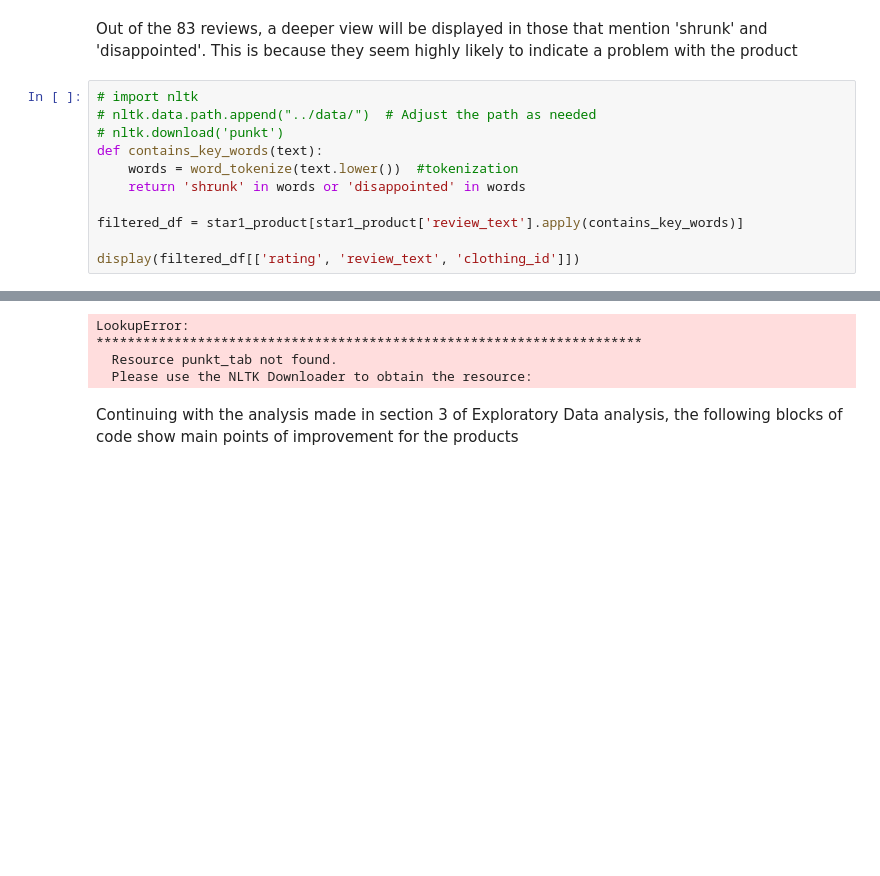
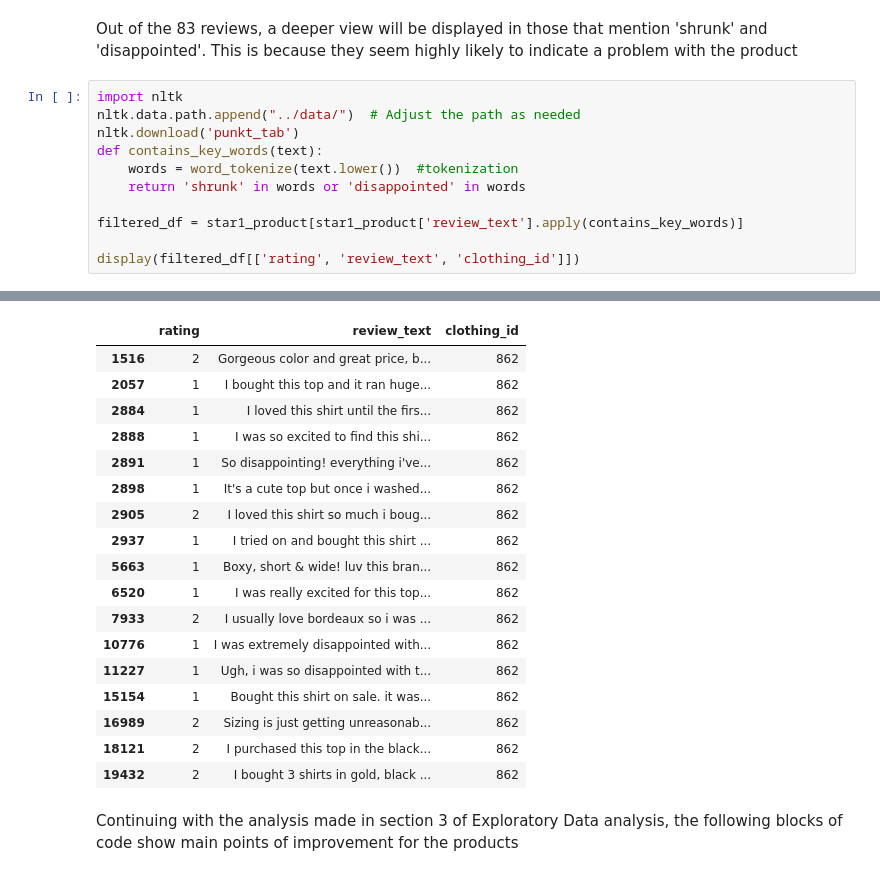
Before and after one commit to aalwadi/Final_Project, a Jupyter notebook: notebooks/EDA.ipynb, the cells around one changed output, grey strips where cells are left out. Saved outputs shown, nothing was run; the diff lists cells and outputs as text; blank space fills up the shorter version.

```diff
--- a/notebooks/EDA.ipynb
+++ b/notebooks/EDA.ipynb
@@ -1068,9 +1068,9 @@ sorted_word_freq
 # %% [markdown]
 Out of the 83 reviews, a deeper view will be displayed in those that mention 'shrunk' and 'disappointed'. This is because they seem highly likely to indicate a problem with the product
 # %%
-# import nltk
-# nltk.data.path.append("../data/")  # Adjust the path as needed
-# nltk.download('punkt')
+import nltk
+nltk.data.path.append("../data/")  # Adjust the path as needed
+nltk.download('punkt_tab')
 def contains_key_words(text):
     words = word_tokenize(text.lower())  #tokenization
     return 'shrunk' in words or 'disappointed' in words
@@ -1085,7 +1085,21 @@ display(filtered_df[['rating', 'review_text', 'clothing_id']])
-LookupError:
-**********************************************************************
-  Resource punkt_tab not found.
-  Please use the NLTK Downloader to obtain the resource:
+|  | rating | review_text | clothing_id |
+| 1516 | 2 | Gorgeous color and great price, b... | 862 |
+| 2057 | 1 | I bought this top and it ran huge... | 862 |
+| 2884 | 1 | I loved this shirt until the firs... | 862 |
+| 2888 | 1 | I was so excited to find this shi... | 862 |
+| 2891 | 1 | So disappointing! everything i've... | 862 |
+| 2898 | 1 | It's a cute top but once i washed... | 862 |
+| 2905 | 2 | I loved this shirt so much i boug... | 862 |
+| 2937 | 1 | I tried on and bought this shirt ... | 862 |
+| 5663 | 1 | Boxy, short & wide! luv this bran... | 862 |
+| 6520 | 1 | I was really excited for this top... | 862 |
+| 7933 | 2 | I usually love bordeaux so i was ... | 862 |
+| 10776 | 1 | I was extremely disappointed with... | 862 |
+| 11227 | 1 | Ugh, i was so disappointed with t... | 862 |
+| 15154 | 1 | Bought this shirt on sale. it was... | 862 |
+| 16989 | 2 | Sizing is just getting unreasonab... | 862 |
+| 18121 | 2 | I purchased this top in the black... | 862 |
+| 19432 | 2 | I bought 3 shirts in gold, black ... | 862 |
 # %% [markdown]
 Continuing with the analysis made in section 3 of Exploratory Data analysis, the following blocks of code show main points of improvement for the products
 # %%
```
Also changed, not shown: parts of 7 cells of this notebook.
